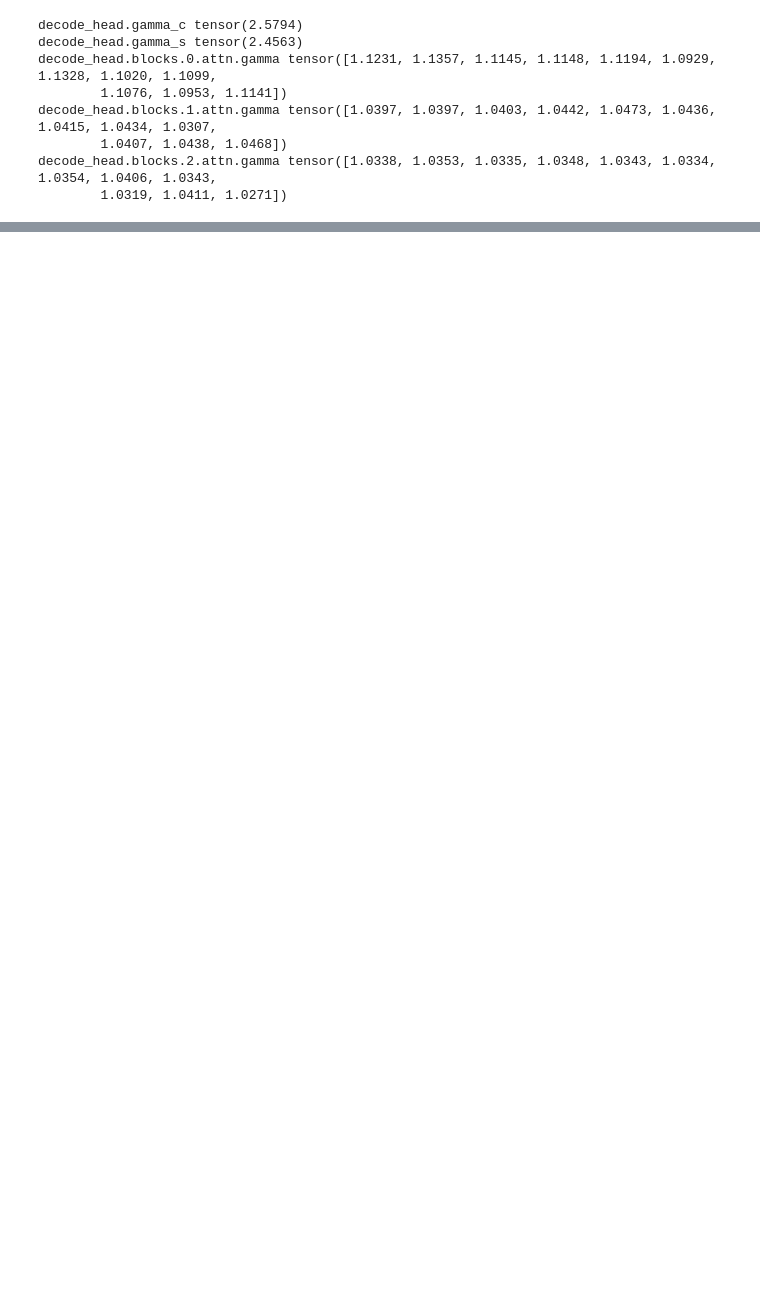
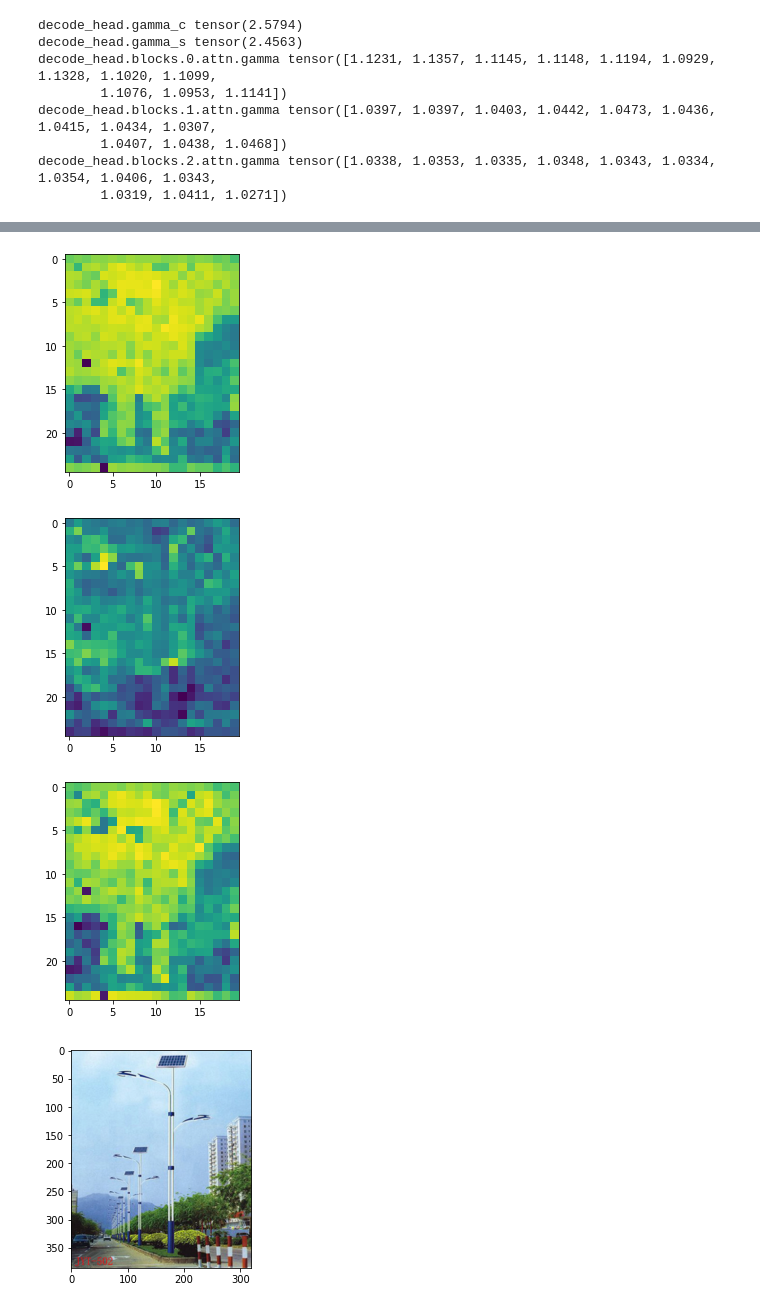
Before and after one commit to HaojunYu1998/LarvSeg, a Jupyter notebook: notebook/misc.ipynb, the cells around one changed output, grey strips where cells are left out. Drawn from its saved outputs; the diff is of its cells as text; code cells hidden in the pictures; blank space fills up the shorter version.

```diff
--- a/notebook/misc.ipynb
+++ b/notebook/misc.ipynb
@@ -841,0 +358,50 @@ set(dec1) - set(dec2)
+# %%
+emb = torch.load(
+    f"../work_dirs/20221019_vitb16_cosine_160k_bs16_coco171_in130_avgpool/embedding20/{name}.pth",
+    map_location="cpu"
+)
+embs_fg = [torch.load(
+    f"../work_dirs/20221019_vitb16_cosine_160k_bs16_coco171_in130_avgpool/embedding20/{n}.pth",
+    map_location="cpu"
+) for n in name_fg]
+embs_bg = [torch.load(
+    f"../work_dirs/20221019_vitb16_cosine_160k_bs16_coco171_in130_avgpool/embedding20/{n}.pth",
+    map_location="cpu"
+) for n in name_bg]
+H, W = emb.shape[-2:]
+HW_fg = [e.shape[-2:] for e in embs_fg]
+HW_bg = [e.shape[-2:] for e in embs_bg]
+emb = emb.reshape(-1, H * W).permute(1,0)
+emb = emb / emb.norm(dim=-1, keepdim=True)
+cos_mat = emb @ emb.T
+
+cos_fg_mats = []
+for idx in range(len(embs_fg)):
+    Hi, Wi = HW_fg[idx]
+    embs_fg[idx] = embs_fg[idx].reshape(-1, Hi * Wi).permute(1,0)
+    embs_fg[idx] = embs_fg[idx] / embs_fg[idx].norm(dim=-1, keepdim=True)
+    cos_fg_mats.append(emb @ embs_fg[idx].T)
+cos_bg_mats = []
+for idx in range(len(embs_fg)):
+    Hi, Wi = HW_bg[idx]
+    embs_bg[idx] = embs_bg[idx].reshape(-1, Hi * Wi).permute(1,0)
+    embs_bg[idx] = embs_bg[idx] / embs_bg[idx].norm(dim=-1, keepdim=True)
+    cos_bg_mats.append(emb @ embs_bg[idx].T)
+
+cos_fg_mat = torch.stack([mat.mean(dim=-1) for mat in cos_fg_mats], dim=0).mean(dim=0)
+cos_bg_mat = torch.stack([mat.mean(dim=-1) for mat in cos_bg_mats], dim=0).mean(dim=0)
+cos_mat_fg_bg = cos_fg_mat - cos_bg_mat
+import matplotlib.pyplot as plt
+plt.imshow(cos_fg_mat.reshape(H, W).cpu().numpy())
+plt.show()
+plt.imshow(cos_bg_mat.reshape(H, W).cpu().numpy())
+plt.show()
+plt.imshow(cos_mat_fg_bg.reshape(H, W).cpu().numpy())
+plt.show()
+plt.imshow(img)
+plt.show()
+# %% [output]
+[figure, added]
+[figure, added]
+[figure, added]
+[figure, added]
```
Also changed, not shown: parts of 12 cells of this notebook, 16 other files.
